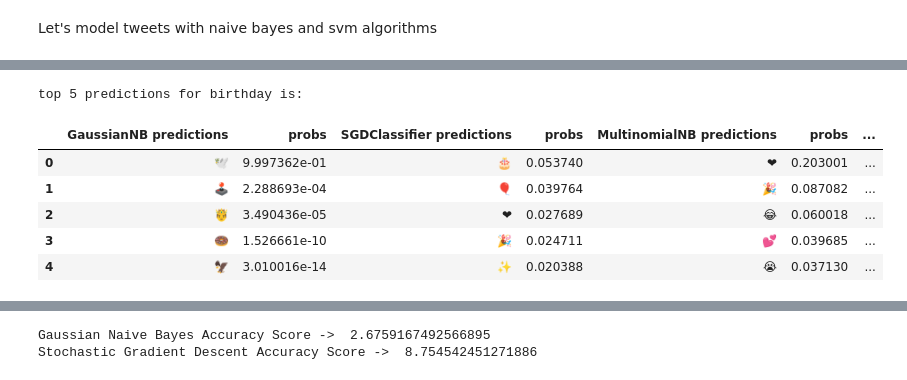
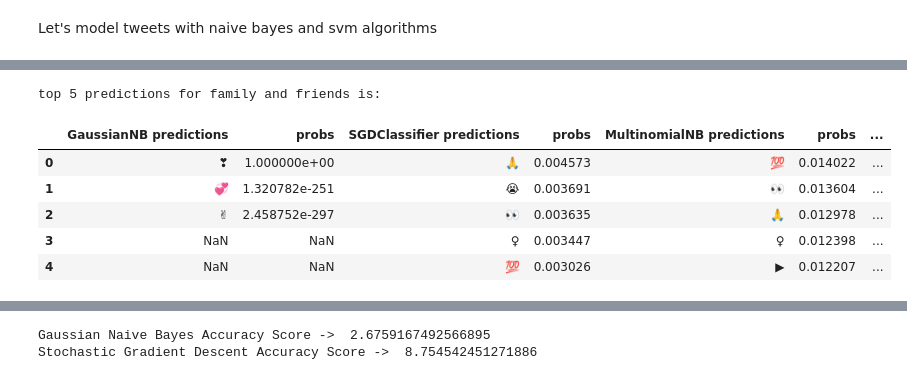
Before and after one commit to gekim0519/twitter_mojis, a Jupyter notebook: emoji_models.ipynb, the cells around one changed output, grey strips where cells are left out. Cells and saved outputs as stored; diff of their text form; code cells hidden in the pictures.

```diff
--- a/emoji_models.ipynb
+++ b/emoji_models.ipynb
@@ -119,8 +151,9 @@ Naive Bayes Accuracy Score ->  8.175559380378658
 # %%
+%%time
 sgd = SGDClassifier(loss="log", alpha=.0001, max_iter=50, penalty="elasticnet")
-sgd.fit(X_train_tfidf, y_train)
+sgd.fit(X_train, y_train)
 # predict the labels on validation dataset
-predictions_sgd = nb.predict(X_test_tfidf)
+predictions_sgd = nb.predict(X_test)
 # Use accuracy_score function to get the accuracy
 sgd_score = accuracy_score(predictions_sgd, y_test)*100
 print("Stochastic Gradient Descent Accuracy Score -> ", sgd_score)
@@ -129,8 +164,9 @@ Stochastic Gradient Descent Accuracy Score ->  8.175559380378658
 # %%
+%%time
 # Naive Bayes gaussian
 gnb = naive_bayes.GaussianNB()
-gnb.fit(X_train_tfidf.todense(), y_train)
-predictions_gnb = gnb.predict(X_test_tfidf.todense())
+gnb.fit(X_train.todense(), y_train)
+predictions_gnb = gnb.predict(X_test.todense())
 gnb_score = accuracy_score(predictions_gnb, y_test)*100
 print("Gaussian Naive Bayes Accuracy Score -> ", gnb_score)
 # %% [output]
@@ -138,9 +176,10 @@ Gaussian Naive Bayes Accuracy Score ->  2.710843373493976
 # %%
+%%time
 # SVM
 svm = svm.SVC(C=1.0, kernel='linear', degree=3, gamma='auto', probability=True)
-svm.fit(X_train_tfidf, y_train)
+svm.fit(X_train, y_train)
 # predict the labels on validation dataset
-predictions_svm = svm.predict(X_test_tfidf)
+predictions_svm = svm.predict(X_test)
 # Use accuracy_score function to get the accuracy
 score = accuracy_score(predictions_svm, y_test)*100
 print("SVM Accuracy Score -> ",score)
@@ -164,8 +205,7 @@ def prediction(model, text, top_n = 5):
     return(predict_rank[:top_n].reset_index(drop=True))
 
 
-def print_prediction(text, top_n = 5):
-    models = [gnb, sgd, nb, svm]
+def print_prediction(text, models = [gnb, sgd, nb, svm], top_n = 5):
     df = pd.DataFrame()
     for i in models:
         df = pd.concat([df, prediction(i, text, top_n)], axis=1)
@@ -189,13 +224,13 @@ top 10 predictions for climage change is:
 # %%
-print_prediction(text = 'birthday', top_n = 5)
+print_prediction(text = 'family and friends', top_n = 5)
 # %% [output]
-top 5 predictions for birthday is:
+top 5 predictions for family and friends is:
 |  | GaussianNB predictions | probs | SGDClassifier predictions | probs | MultinomialNB predictions | probs | ... |
-| 0 | 🕊 | 9.997362e-01 | 🎂 | 0.053740 | ❤ | 0.203001 | ... |
-| 1 | 🕹 | 2.288693e-04 | 🎈 | 0.039764 | 🎉 | 0.087082 | ... |
-| 2 | 🤴 | 3.490436e-05 | ❤ | 0.027689 | 😂 | 0.060018 | ... |
-| 3 | 🍩 | 1.526661e-10 | 🎉 | 0.024711 | 💕 | 0.039685 | ... |
-| 4 | 🦅 | 3.010016e-14 | ✨ | 0.020388 | 😭 | 0.037130 | ... |
+| 0 | ❣ | 1.000000e+00 | 🙏 | 0.004573 | 💯 | 0.014022 | ... |
+| 1 | 💞 | 1.320782e-251 | 😭 | 0.003691 | 👀 | 0.013604 | ... |
+| 2 | ✌ | 2.458752e-297 | 👀 | 0.003635 | 🙏 | 0.012978 | ... |
+| 3 | NaN | NaN | ♀ | 0.003447 | ♀ | 0.012398 | ... |
+| 4 | NaN | NaN | 💯 | 0.003026 | ▶ | 0.012207 | ... |
 # %%
 print_prediction(text = 'nothing makes me happier than a box of chocolate', top_n = 5)
 # %% [output]
```
Also changed, not shown: parts of 63 cells of this notebook, 2 other files.
